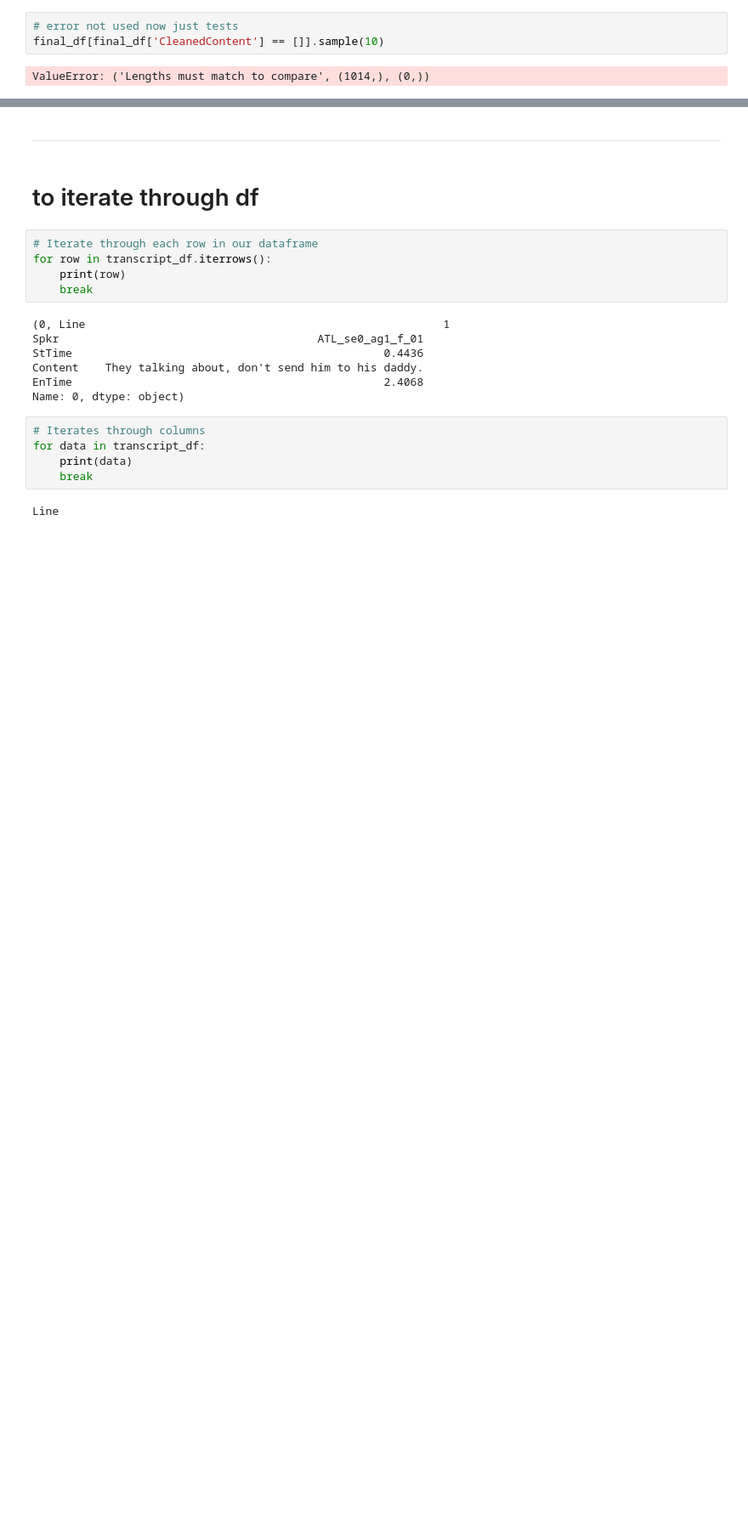
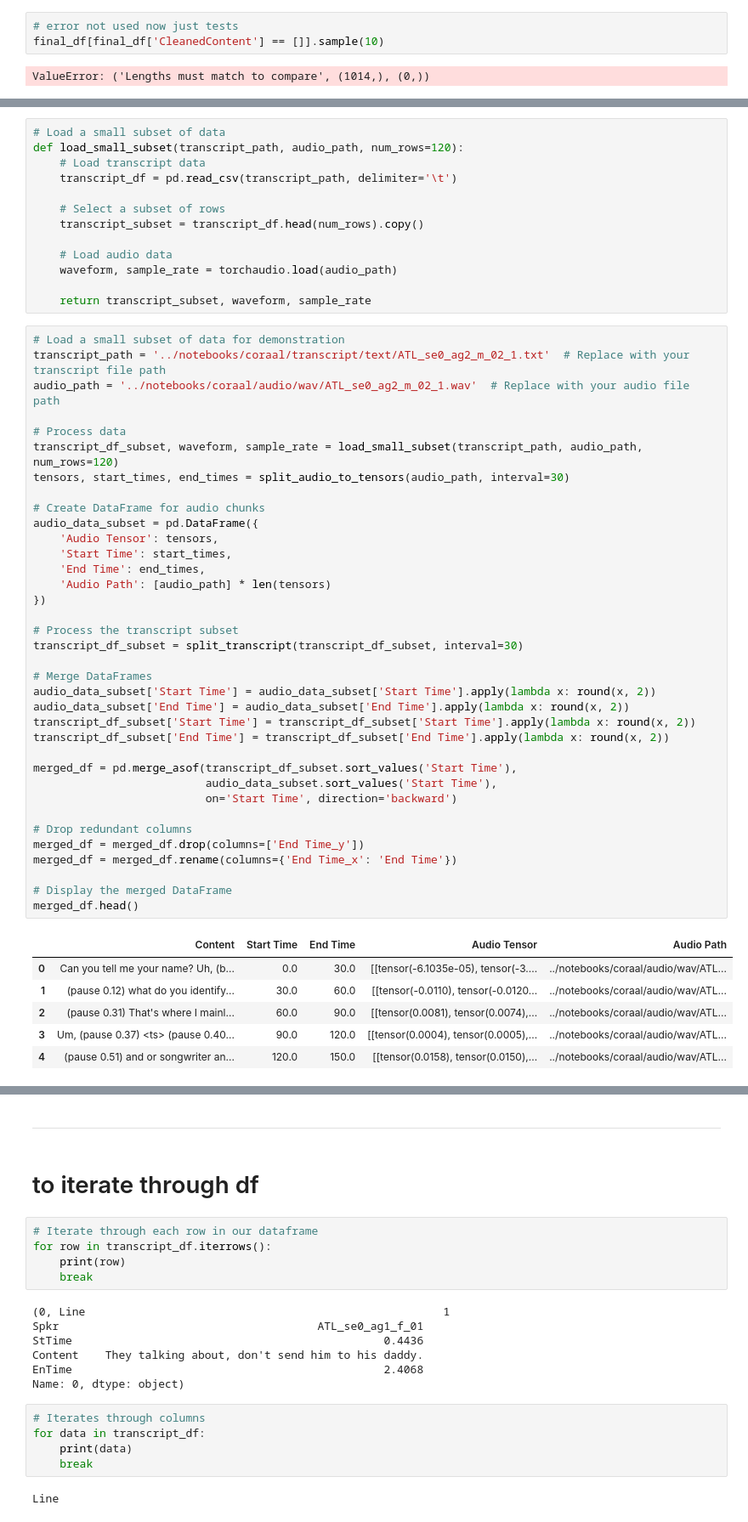
Before and after one commit to NACME-AIML-2024/final-project-dialect-dynamics, a Jupyter notebook: notebooks/cleaning-data.ipynb, the cells around one changed output, grey strips where cells are left out. Shown at 85% size. Saved outputs shown, nothing was run; the diff lists cells and outputs as text; blank space fills up the shorter version.

```diff
--- a/notebooks/cleaning-data.ipynb
+++ b/notebooks/cleaning-data.ipynb
@@ -345,0 +514,56 @@ ValueError: ('Lengths must match to compare', (1014,), (0,))
+# %%
+# Load a small subset of data
+def load_small_subset(transcript_path, audio_path, num_rows=120):
+    # Load transcript data
+    transcript_df = pd.read_csv(transcript_path, delimiter='\t')
+
+    # Select a subset of rows
+    transcript_subset = transcript_df.head(num_rows).copy()
+
+    # Load audio data
+    waveform, sample_rate = torchaudio.load(audio_path)
+
+    return transcript_subset, waveform, sample_rate
+# %%
+# Load a small subset of data for demonstration
+transcript_path = '../notebooks/coraal/transcript/text/ATL_se0_ag2_m_02_1.txt'  # Replace with your transcript file path
+audio_path = '../notebooks/coraal/audio/wav/ATL_se0_ag2_m_02_1.wav'  # Replace with your audio file path
+
+# Process data
+transcript_df_subset, waveform, sample_rate = load_small_subset(transcript_path, audio_path, num_rows=120)
+tensors, start_times, end_times = split_audio_to_tensors(audio_path, interval=30)
+
+# Create DataFrame for audio chunks
+audio_data_subset = pd.DataFrame({
+    'Audio Tensor': tensors,
+    'Start Time': start_times,
+    'End Time': end_times,
+    'Audio Path': [audio_path] * len(tensors)
+})
+
+# Process the transcript subset
+transcript_df_subset = split_transcript(transcript_df_subset, interval=30)
+
+# Merge DataFrames
+audio_data_subset['Start Time'] = audio_data_subset['Start Time'].apply(lambda x: round(x, 2))
+audio_data_subset['End Time'] = audio_data_subset['End Time'].apply(lambda x: round(x, 2))
+transcript_df_subset['Start Time'] = transcript_df_subset['Start Time'].apply(lambda x: round(x, 2))
+transcript_df_subset['End Time'] = transcript_df_subset['End Time'].apply(lambda x: round(x, 2))
+
+merged_df = pd.merge_asof(transcript_df_subset.sort_values('Start Time'),
+                          audio_data_subset.sort_values('Start Time'),
+                          on='Start Time', direction='backward')
+
+# Drop redundant columns
+merged_df = merged_df.drop(columns=['End Time_y'])
+merged_df = merged_df.rename(columns={'End Time_x': 'End Time'})
+
+# Display the merged DataFrame
+merged_df.head()
+# %% [output]
+|  | Content | Start Time | End Time | Audio Tensor | Audio Path |
+| 0 | Can you tell me your name? Uh, (b... | 0.0 | 30.0 | [[tensor(-6.1035e-05), tensor(-3.... | ../notebooks/coraal/audio/wav/ATL... |
+| 1 | (pause 0.12) what do you identify... | 30.0 | 60.0 | [[tensor(-0.0110), tensor(-0.0120... | ../notebooks/coraal/audio/wav/ATL... |
+| 2 | (pause 0.31) That's where I mainl... | 60.0 | 90.0 | [[tensor(0.0081), tensor(0.0074),... | ../notebooks/coraal/audio/wav/ATL... |
+| 3 | Um, (pause 0.37) <ts> (pause 0.40... | 90.0 | 120.0 | [[tensor(0.0004), tensor(0.0005),... | ../notebooks/coraal/audio/wav/ATL... |
+| 4 | (pause 0.51) and or songwriter an... | 120.0 | 150.0 | [[tensor(0.0158), tensor(0.0150),... | ../notebooks/coraal/audio/wav/ATL... |
```
Also changed, not shown: parts of 16 cells of this notebook.
